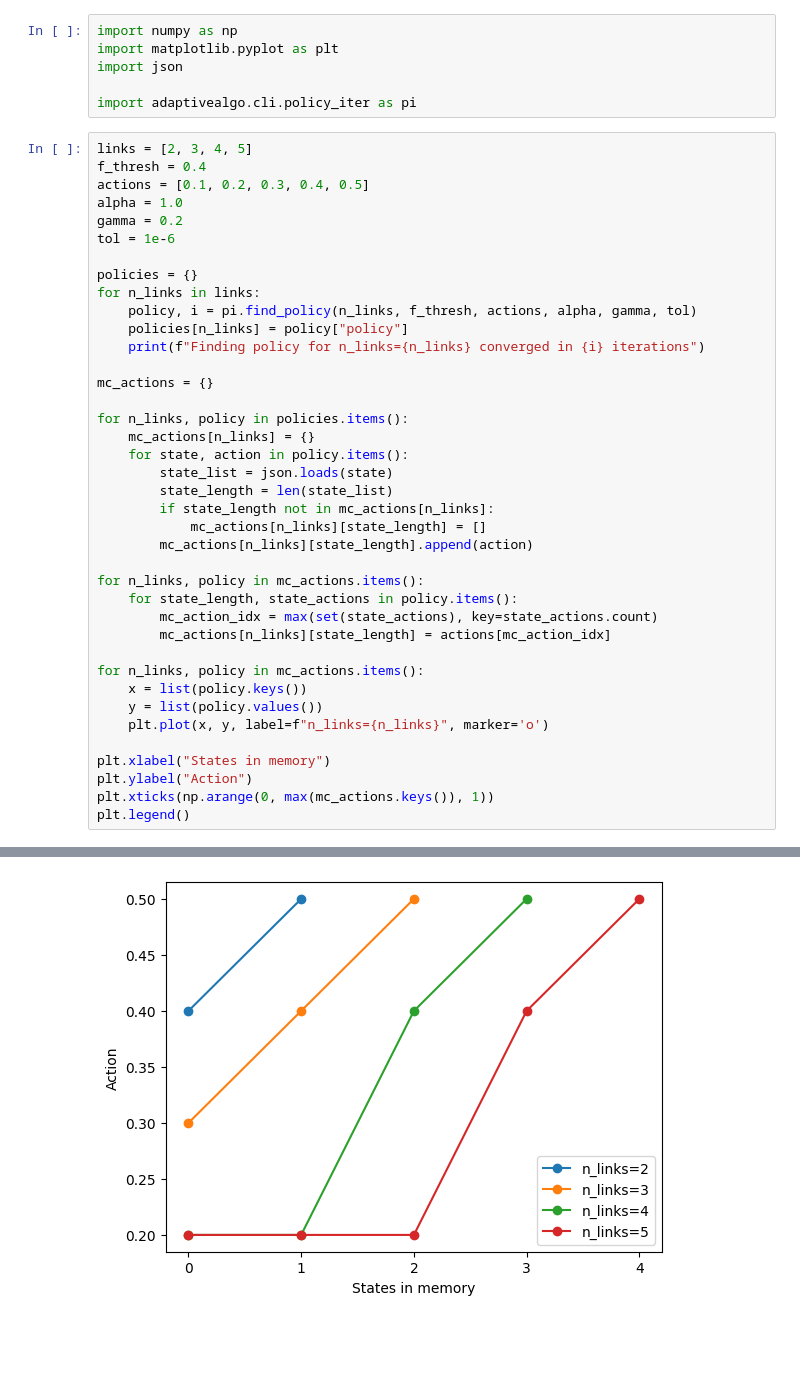
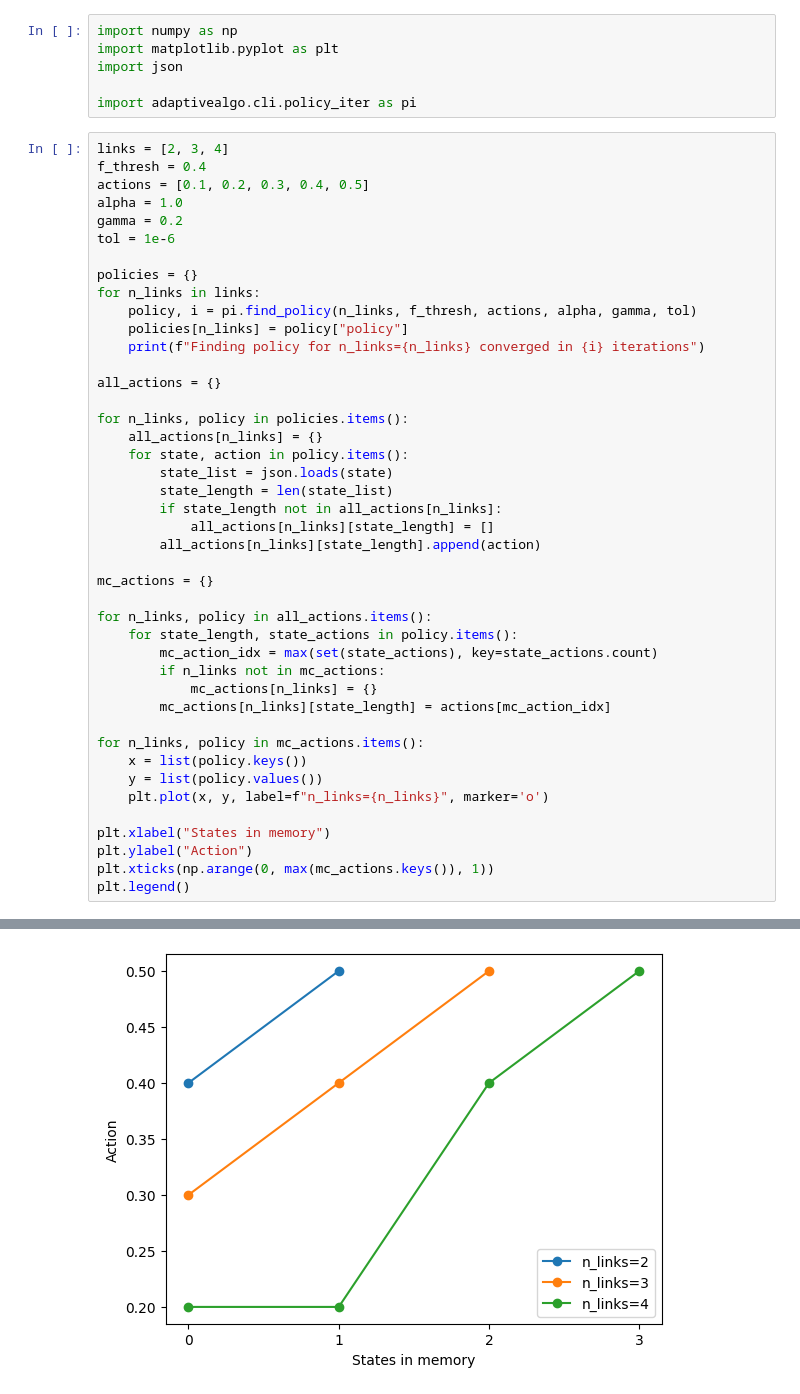
Before and after one commit to Bggoranoff/optimal-qn, a Jupyter notebook: src/adaptivealgo/experiments/experiment_policy_structure.ipynb, the cells around one changed output, grey strips where cells are left out. Cells and saved outputs as stored; diff of their text form; blank space fills up the shorter version.

Commit message:
fix(mdp): script for basic case and state representation

```diff
--- a/src/adaptivealgo/experiments/experiment_policy_structure.ipynb
+++ b/src/adaptivealgo/experiments/experiment_policy_structure.ipynb
@@ -5,7 +5,7 @@ import json
 
 import adaptivealgo.cli.policy_iter as pi
 # %%
-links = [2, 3, 4, 5]
+links = [2, 3, 4]
 f_thresh = 0.4
 actions = [0.1, 0.2, 0.3, 0.4, 0.5]
 alpha = 1.0
@@ -18,20 +18,24 @@ for n_links in links:
     policies[n_links] = policy["policy"]
     print(f"Finding policy for n_links={n_links} converged in {i} iterations")
 
-mc_actions = {}
+all_actions = {}
 
 for n_links, policy in policies.items():
-    mc_actions[n_links] = {}
+    all_actions[n_links] = {}
     for state, action in policy.items():
         state_list = json.loads(state)
         state_length = len(state_list)
-        if state_length not in mc_actions[n_links]:
-            mc_actions[n_links][state_length] = []
-        mc_actions[n_links][state_length].append(action)
+        if state_length not in all_actions[n_links]:
+            all_actions[n_links][state_length] = []
+        all_actions[n_links][state_length].append(action)
 
-for n_links, policy in mc_actions.items():
+mc_actions = {}
+
+for n_links, policy in all_actions.items():
     for state_length, state_actions in policy.items():
         mc_action_idx = max(set(state_actions), key=state_actions.count)
+        if n_links not in mc_actions:
+            mc_actions[n_links] = {}
         mc_actions[n_links][state_length] = actions[mc_action_idx]
 
 for n_links, policy in mc_actions.items():
@@ -51,2 +54,2 @@ Finding policy for n_links=5 converged in 3 iterations
 <matplotlib.legend.Legend at 0x...>
-[figure, old version]
+[figure, new version]
```
Also changed, not shown: parts of 2 cells of this notebook, 6 other files.
